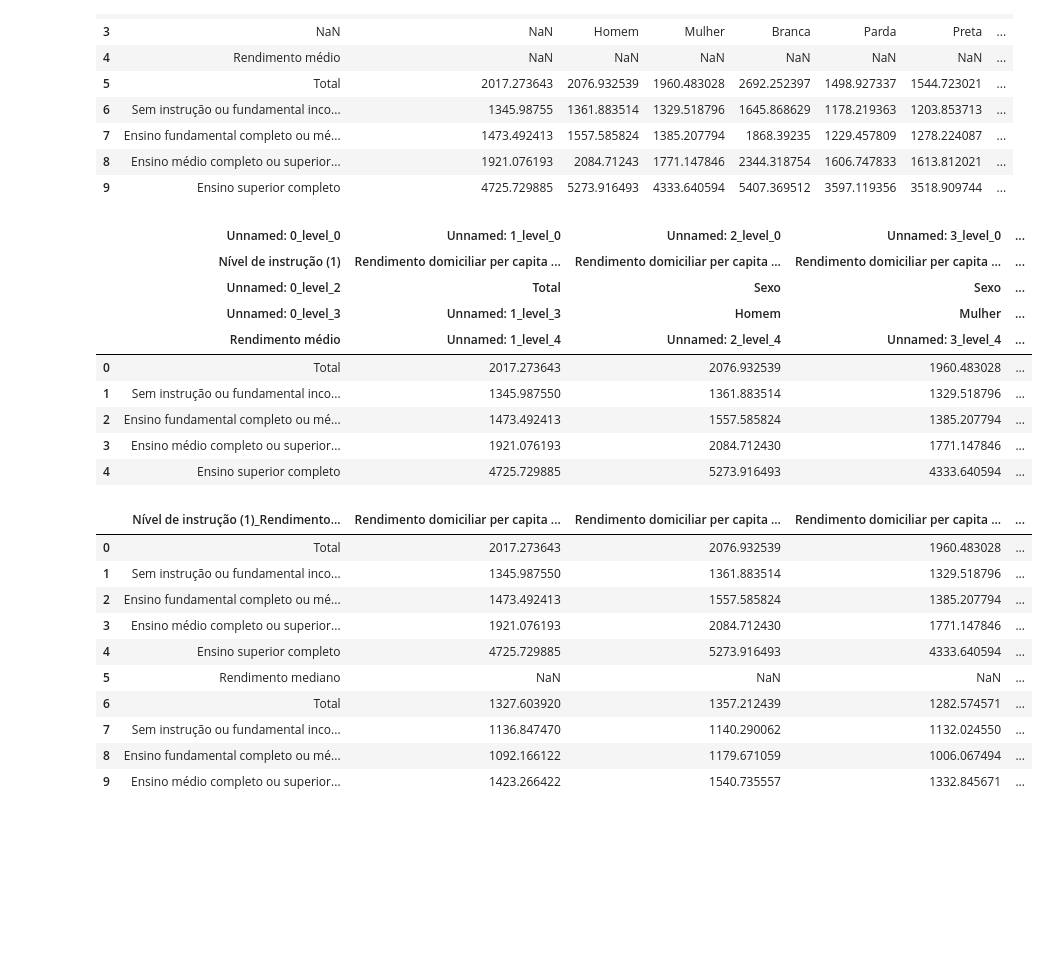
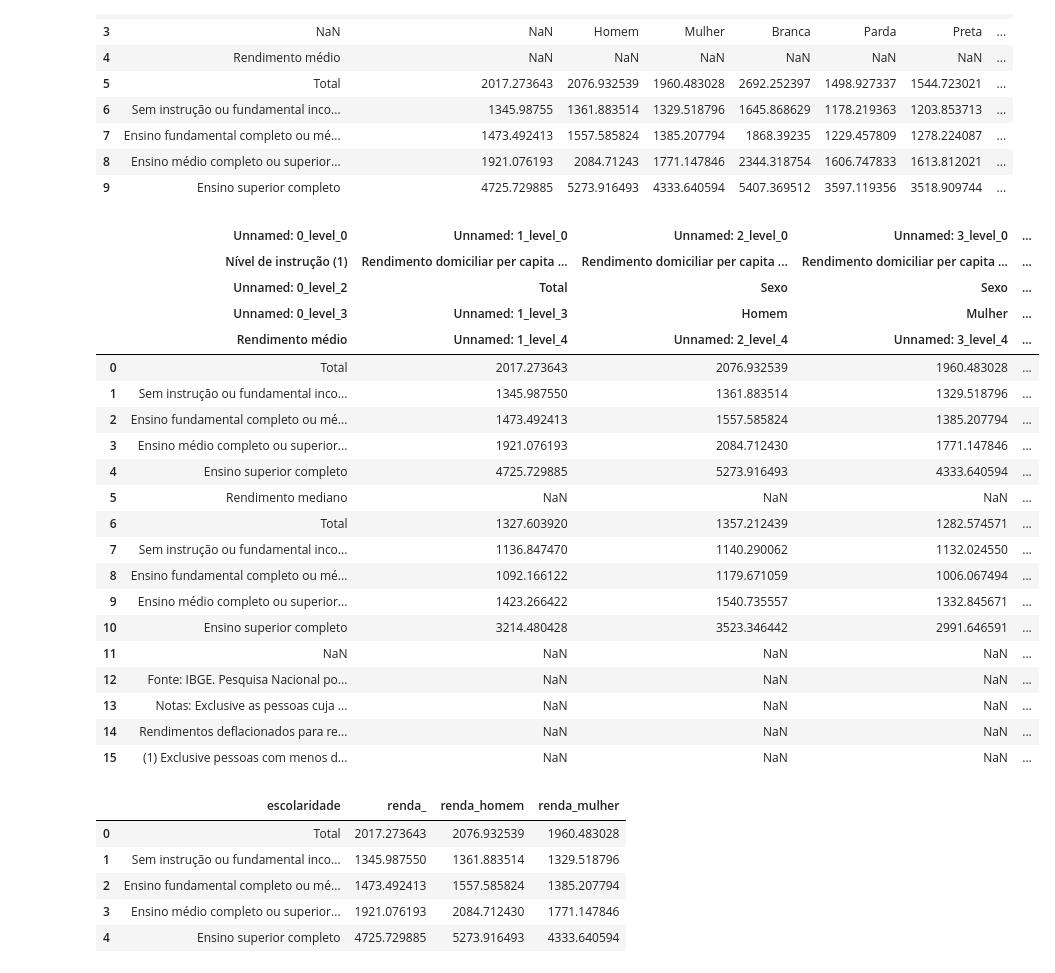
Before and after one commit to joaohs1/Analise-IBGE, a Jupyter notebook: notebooks/analise_exploratoria_ibge.ipynb, the cells around one changed output. Drawn from its saved outputs; the diff is of its cells as text; code cells hidden in the pictures; blank space fills up the shorter version.

```diff
--- a/notebooks/analise_exploratoria_ibge.ipynb
+++ b/notebooks/analise_exploratoria_ibge.ipynb
@@ -197,22 +199,33 @@ t27.head(10)
 # %%
 #Ler múltiplas linhas de cabeçalho
 t27 = pd.read_excel(
     path + "Tabela 2.7 (RendInstru_caract_BR).xls",
     sheet_name="2024",
     header=[1,2,3,4,5]
 )
-t27.head()
+t27.head(20)
 # %% [output]
 |  | Unnamed: 0_level_0 | Unnamed: 1_level_0 | Unnamed: 2_level_0 | Unnamed: 3_level_0 | ... |
 |  | Nível de instrução (1) | Rendimento domiciliar per capita ... | Rendimento domiciliar per capita ... | Rendimento domiciliar per capita ... | ... |
 |  | Unnamed: 0_level_2 | Total | Sexo | Sexo | ... |
 |  | Unnamed: 0_level_3 | Unnamed: 1_level_3 | Homem | Mulher | ... |
 |  | Rendimento médio | Unnamed: 1_level_4 | Unnamed: 2_level_4 | Unnamed: 3_level_4 | ... |
 | 0 | Total | 2017.273643 | 2076.932539 | 1960.483028 | ... |
 | 1 | Sem instrução ou fundamental inco... | 1345.987550 | 1361.883514 | 1329.518796 | ... |
 | 2 | Ensino fundamental completo ou mé... | 1473.492413 | 1557.585824 | 1385.207794 | ... |
 | 3 | Ensino médio completo ou superior... | 1921.076193 | 2084.712430 | 1771.147846 | ... |
 | 4 | Ensino superior completo | 4725.729885 | 5273.916493 | 4333.640594 | ... |
+| 5 | Rendimento mediano | NaN | NaN | NaN | ... |
+| 6 | Total | 1327.603920 | 1357.212439 | 1282.574571 | ... |
+| 7 | Sem instrução ou fundamental inco... | 1136.847470 | 1140.290062 | 1132.024550 | ... |
+| 8 | Ensino fundamental completo ou mé... | 1092.166122 | 1179.671059 | 1006.067494 | ... |
+| 9 | Ensino médio completo ou superior... | 1423.266422 | 1540.735557 | 1332.845671 | ... |
+| 10 | Ensino superior completo | 3214.480428 | 3523.346442 | 2991.646591 | ... |
+| 11 | NaN | NaN | NaN | NaN | ... |
+| 12 | Fonte: IBGE. Pesquisa Nacional po... | NaN | NaN | NaN | ... |
+| 13 | Notas: Exclusive as pessoas cuja ... | NaN | NaN | NaN | ... |
+| 14 | Rendimentos deflacionados para re... | NaN | NaN | NaN | ... |
+| 15 | (1) Exclusive pessoas com menos d... | NaN | NaN | NaN | ... |
 # %%
 #Achatando as colunas
 t27.columns = [
@@ -220,15 +233,30 @@ t27.columns = [
     for col in t27.columns
 ]
 t27.head(10)
+
+
+#renomeando as colunas
+
+t27 = t27.rename(columns={
+    t27.columns[0]: "escolaridade",
+    t27.columns[1]: "renda_",
+    t27.columns[2]: "renda_homem",
+    t27.columns[3]: "renda_mulher"
+})
+
+#chamando somente colunas validas
+t27 = t27[[
+"escolaridade",
+"renda_",
+"renda_homem",
+"renda_mulher"
+]]
+
+t27.head()
 # %% [output]
-|  | Nível de instrução (1)_Rendimento... | Rendimento domiciliar per capita ... | Rendimento domiciliar per capita ... | Rendimento domiciliar per capita ... | ... |
-| 0 | Total | 2017.273643 | 2076.932539 | 1960.483028 | ... |
-| 1 | Sem instrução ou fundamental inco... | 1345.987550 | 1361.883514 | 1329.518796 | ... |
-| 2 | Ensino fundamental completo ou mé... | 1473.492413 | 1557.585824 | 1385.207794 | ... |
-| 3 | Ensino médio completo ou superior... | 1921.076193 | 2084.712430 | 1771.147846 | ... |
-| 4 | Ensino superior completo | 4725.729885 | 5273.916493 | 4333.640594 | ... |
-| 5 | Rendimento mediano | NaN | NaN | NaN | ... |
-| 6 | Total | 1327.603920 | 1357.212439 | 1282.574571 | ... |
-| 7 | Sem instrução ou fundamental inco... | 1136.847470 | 1140.290062 | 1132.024550 | ... |
-| 8 | Ensino fundamental completo ou mé... | 1092.166122 | 1179.671059 | 1006.067494 | ... |
-| 9 | Ensino médio completo ou superior... | 1423.266422 | 1540.735557 | 1332.845671 | ... |
+|  | escolaridade | renda_ | renda_homem | renda_mulher |
+| 0 | Total | 2017.273643 | 2076.932539 | 1960.483028 |
+| 1 | Sem instrução ou fundamental inco... | 1345.987550 | 1361.883514 | 1329.518796 |
+| 2 | Ensino fundamental completo ou mé... | 1473.492413 | 1557.585824 | 1385.207794 |
+| 3 | Ensino médio completo ou superior... | 1921.076193 | 2084.712430 | 1771.147846 |
+| 4 | Ensino superior completo | 4725.729885 | 5273.916493 | 4333.640594 |
```
Also changed, not shown: parts of 24 cells of this notebook.
